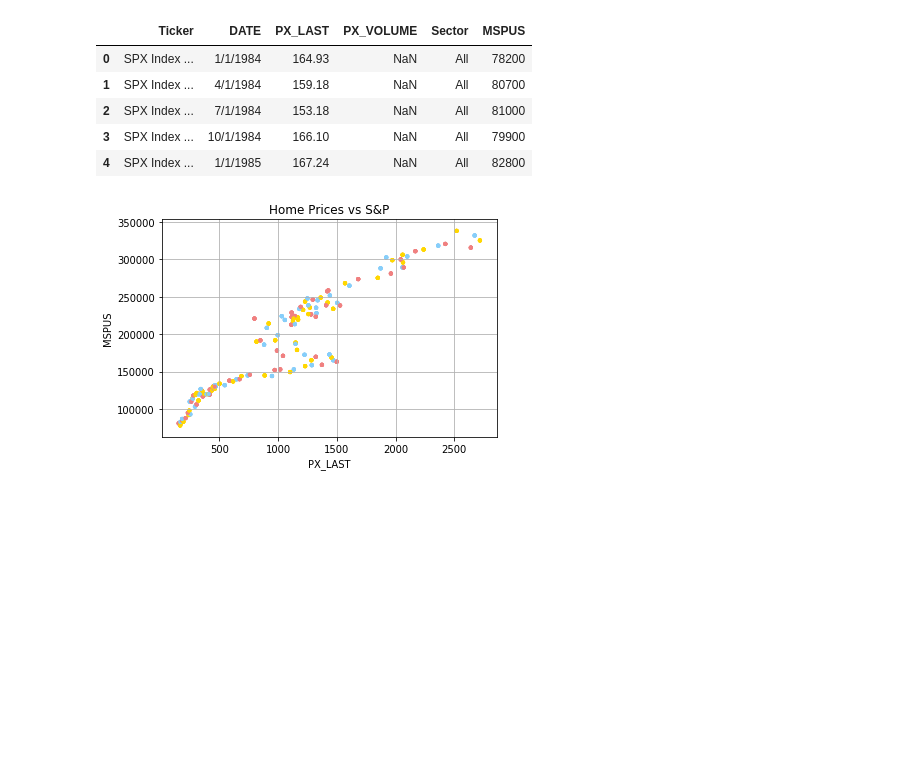
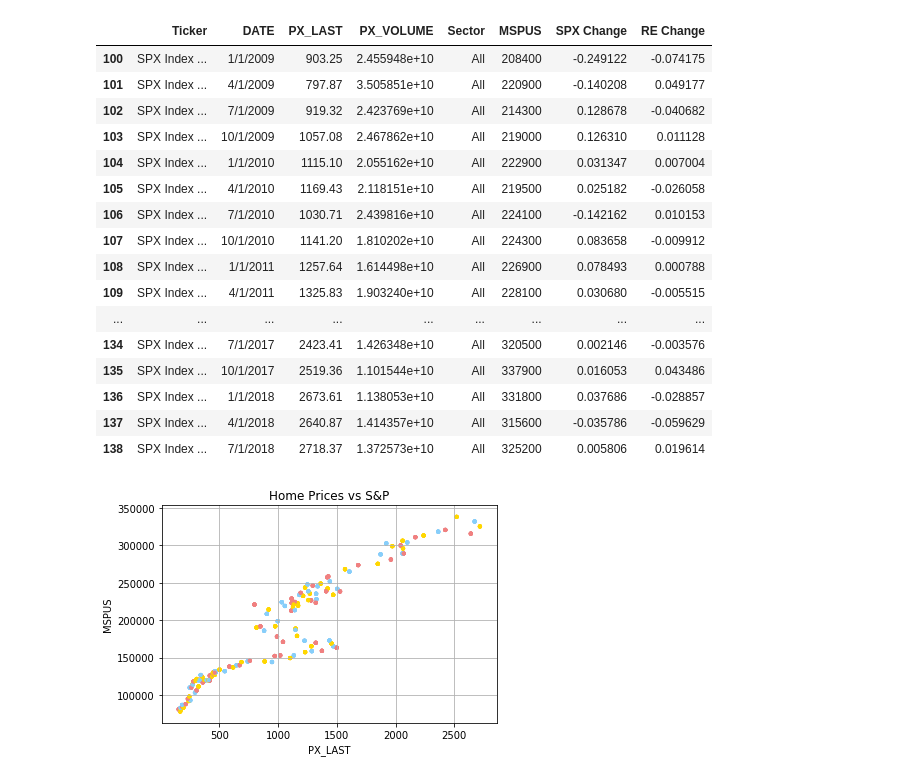
Before and after one commit to tmcbeth/Project-1---Group-3, a Jupyter notebook: REvsIndices.ipynb, the cells around one changed output. Drawn from its saved outputs; the diff is of its cells as text; code cells hidden in the pictures; blank space fills up the shorter version.

```diff
--- a/REvsIndices.ipynb
+++ b/REvsIndices.ipynb
@@ -1,29 +1,49 @@
 # %%
 %matplotlib inline
 from matplotlib import pyplot as plt
 import pandas as pd
 import numpy as np
+import datetime as dt
 from scipy.stats import linregress
 
 # File to Load
 housing_data_to_load = "Housing prices for US.csv"
 index_data_to_load = "SPX_Prices_30yr_SPXFirstOfMonth.csv"
 
 # Read the files
 housing_data = pd.read_csv(housing_data_to_load)
 index_data = pd.read_csv(index_data_to_load)
 
 # Combine the data into a single dataset
 combined_data = pd.merge(index_data, housing_data, on="DATE")
 
-combined_data.head()
+spx_change = combined_data["PX_LAST"].pct_change(periods=1, fill_method='pad', limit=None, freq=None)
+combined_data["SPX Change"] = spx_change - spx_change.mean()
+
+re_change = combined_data["MSPUS"].pct_change(periods=1, fill_method='pad', limit=None, freq=None)
+combined_data["RE Change"] = re_change - re_change.mean()
+
+
+window = combined_data.iloc[100:175]
+window
 # %% [output]
-|  | Ticker | DATE | PX_LAST | PX_VOLUME | Sector | MSPUS |
-| 0 | SPX Index ... | 1/1/1984 | 164.93 | NaN | All | 78200 |
-| 1 | SPX Index ... | 4/1/1984 | 159.18 | NaN | All | 80700 |
-| 2 | SPX Index ... | 7/1/1984 | 153.18 | NaN | All | 81000 |
-| 3 | SPX Index ... | 10/1/1984 | 166.10 | NaN | All | 79900 |
-| 4 | SPX Index ... | 1/1/1985 | 167.24 | NaN | All | 82800 |
+|  | Ticker | DATE | PX_LAST | PX_VOLUME | Sector | MSPUS | SPX Change | RE Change |
+| 100 | SPX Index ... | 1/1/2009 | 903.25 | 2.455948e+10 | All | 208400 | -0.249122 | -0.074175 |
+| 101 | SPX Index ... | 4/1/2009 | 797.87 | 3.505851e+10 | All | 220900 | -0.140208 | 0.049177 |
+| 102 | SPX Index ... | 7/1/2009 | 919.32 | 2.423769e+10 | All | 214300 | 0.128678 | -0.040682 |
+| 103 | SPX Index ... | 10/1/2009 | 1057.08 | 2.467862e+10 | All | 219000 | 0.126310 | 0.011128 |
+| 104 | SPX Index ... | 1/1/2010 | 1115.10 | 2.055162e+10 | All | 222900 | 0.031347 | 0.007004 |
+| 105 | SPX Index ... | 4/1/2010 | 1169.43 | 2.118151e+10 | All | 219500 | 0.025182 | -0.026058 |
+| 106 | SPX Index ... | 7/1/2010 | 1030.71 | 2.439816e+10 | All | 224100 | -0.142162 | 0.010153 |
+| 107 | SPX Index ... | 10/1/2010 | 1141.20 | 1.810202e+10 | All | 224300 | 0.083658 | -0.009912 |
+| 108 | SPX Index ... | 1/1/2011 | 1257.64 | 1.614498e+10 | All | 226900 | 0.078493 | 0.000788 |
+| 109 | SPX Index ... | 4/1/2011 | 1325.83 | 1.903240e+10 | All | 228100 | 0.030680 | -0.005515 |
+| ... | ... | ... | ... | ... | ... | ... | ... | ... |
+| 134 | SPX Index ... | 7/1/2017 | 2423.41 | 1.426348e+10 | All | 320500 | 0.002146 | -0.003576 |
+| 135 | SPX Index ... | 10/1/2017 | 2519.36 | 1.101544e+10 | All | 337900 | 0.016053 | 0.043486 |
+| 136 | SPX Index ... | 1/1/2018 | 2673.61 | 1.138053e+10 | All | 331800 | 0.037686 | -0.028857 |
+| 137 | SPX Index ... | 4/1/2018 | 2640.87 | 1.414357e+10 | All | 315600 | -0.035786 | -0.059629 |
+| 138 | SPX Index ... | 7/1/2018 | 2718.37 | 1.372573e+10 | All | 325200 | 0.005806 | 0.019614 |
 # %%
 # Scatter plot, similar to matplotlib homeworks
 # Obtain the x and y coordinates
```
Also changed, not shown: parts of 1 cell of this notebook, 7 other files.
